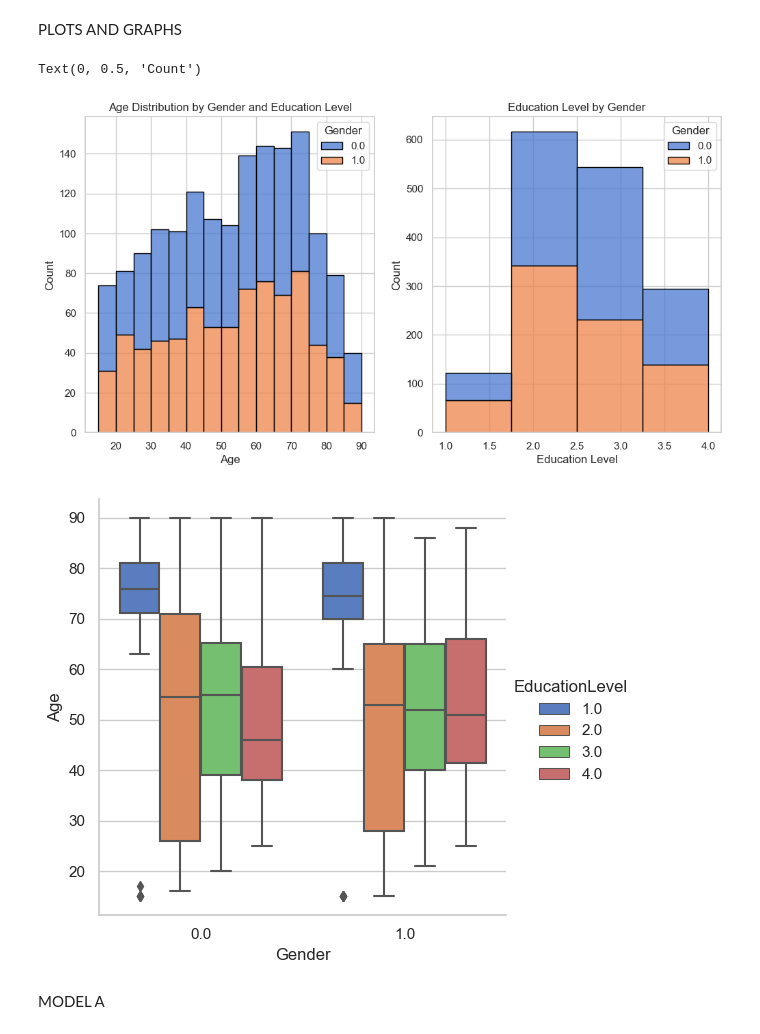
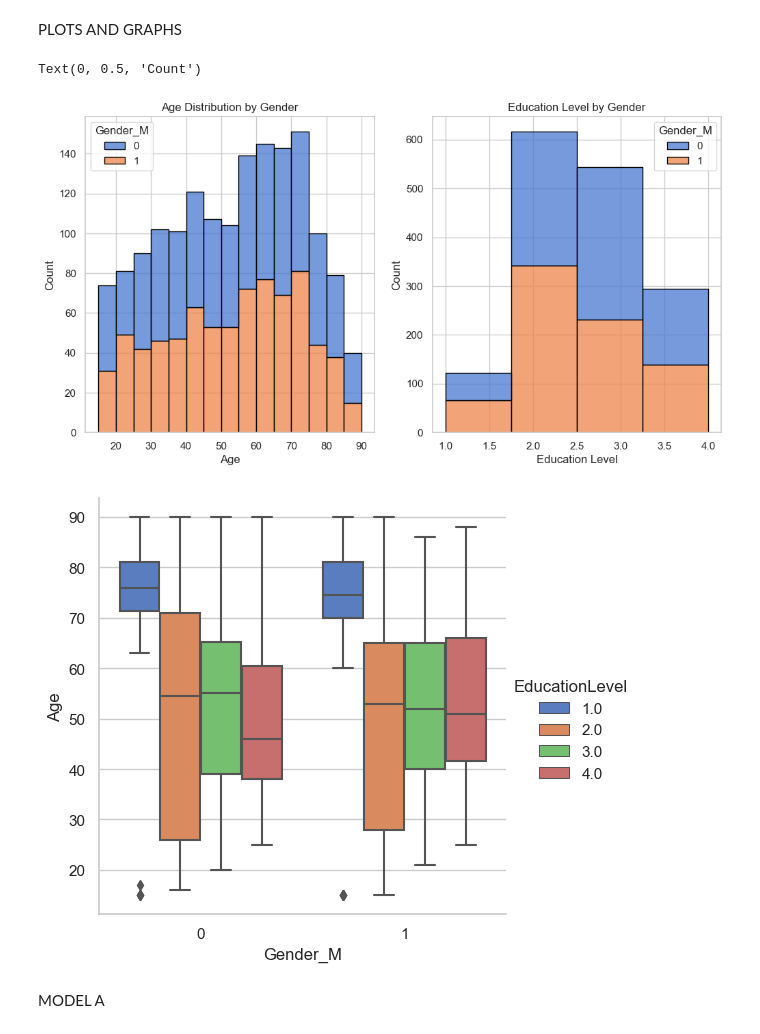
Before and after one commit to nachonachonacho/Portfolio_2023, a Jupyter notebook: IVR_UH_THESIS_2023/notebooks/IVR_UHThesis_2023.ipynb, the cells around one changed output. Drawn from its saved outputs; the diff is of its cells as text; code cells hidden in the pictures.

Commit message:
Updated Models and varaiable wranlging

```diff
--- a/IVR_UH_THESIS_2023/notebooks/IVR_UHThesis_2023.ipynb
+++ b/IVR_UH_THESIS_2023/notebooks/IVR_UHThesis_2023.ipynb
@@ -118,11 +123,7 @@ FI_df['EducationLevel'] = np.where(FI_df['edlvdfi'].isin(range(1, 3)), 1,
 FI_df['Age'] = np.where(FI_df['agea'] == 999, np.nan, FI_df['agea'])
 
 # Gender
-FI_df['Gender'] = np.where(FI_df['gndr'] == 1, 1, np.where(FI_df['gndr'] == 9, np.nan, 0))
-
-Demographics_df = FI_df[['EducationLevel', 'Age', 'Gender']]
-# Drop rows with missing values from the Demographics group
-Demographics_df = Demographics_df.dropna()
+FI_df['Gender_M'] = np.where(FI_df['gndr'] == 1, 1, 0)
 # %% [markdown]
 Economic Insecurity Variables
 # %%
@@ -174,7 +168,7 @@ FI_df['EconomicImpactImmigration'] = np.where(FI_df['imbgeco'].isin(range(0, 11)
 FI_df['CulturalImpactImmigration'] = np.where(FI_df['imueclt'].isin(range(0, 11)), FI_df['imueclt'], np.nan)
 FI_df['OverallImpactImmigration'] = np.where(FI_df['imwbcnt'].isin(range(0, 11)), FI_df['imwbcnt'], np.nan)
 
-FI_df['AntiImmigrationScale'] = FI_df[['EconomicImpactImmigration', 'CulturalImpactImmigration', 'OverallImpactImmigration']].sum(axis=1, skipna=True) / 30 * 100
+FI_df['AntiImmigrationScale'] = 100 - (FI_df[['EconomicImpactImmigration', 'CulturalImpactImmigration', 'OverallImpactImmigration']].sum(axis=1, skipna=True) / 30 * 100)
 
 # MISTRUST_GLOBAL (0-100)
 FI_df['TrustUN'] = np.where(FI_df['trstun'].isin(range(0, 11)), FI_df['trstun'], np.nan)
@@ -208,12 +202,6 @@ FI_df['National_attachment'] = np.where(FI_df['atchctr'].between(77, 99), np.nan
 
 # Religiosity
 FI_df['Religiosity'] = np.where(FI_df['rlgdgr'].isin(range(77, 100)), np.nan, FI_df['rlgdgr'])
-
-# Sociocultural Variables
-Sociocultural_df = FI_df[['AntiImmigrationScale', 'Religiosity', 'Trust in International Institutions', 'Trust In National Institutions', 'Authoritarian Values', 'LeftRightScale', 'National_attachment']]
-
-# Drop rows with missing values from the Sociocultural group
-Sociocultural_df = Sociocultural_df.dropna()
 # %% [markdown]
 Political Attitude Variables
 
@@ -239,9 +227,26 @@ Name: VotedPS, dtype: int64
 # %% [markdown]
 Data Cleaning
 # %%
+# Sociocultural variables
+Sociocultural_df = FI_df[['AntiImmigrationScale', 'Religiosity', 'Trust in International Institutions', 'Trust In National Institutions', 'Authoritarian Values', 'LeftRightScale', 'National_attachment', 'CulturalImpactImmigration', 'EconomicImpactImmigration']]
+
+# Economic variables
+Economic_df = FI_df[['WelfareDependent', 'SubjectiveEconomicInsecurity', 'IncomeLevel', 'EconomySatisfaction', 'Unemployment3Months']]
+
+# Demographic variables
+Demographics_df = FI_df[['EducationLevel', 'Age', 'Gender_M']]
+
+
+# Target variable
+FI_df['VotedPS'] = np.where(FI_df['prtvtefi'] == 5, 1, np.where(FI_df['prtvtefi'].between(66, 99), np.nan, 0))
+
+
+# Combine all variables into one dataframe
 model_df = pd.concat([Demographics_df, Economic_df, Sociocultural_df, FI_df['VotedPS']], axis=1)
+
+# Drop rows with missing values
 model_df.dropna(inplace=True)
 # Print sample size before and after cleaning
-print("Sample size before cleaning:", len(FI_df))
+print("Sample size before cleaning:", len(model_df))
 print("Sample size after cleaning:", len(model_df))
 # %% [output]
@@ -331,36 +358,36 @@ PLOTS AND GRAPHS
 # %%
 import matplotlib.pyplot as plt
 import seaborn as sns
 
 # Set style and color palette
 sns.set(style='whitegrid', palette='muted')
 
 # Set up figure with subplots
 fig, axs = plt.subplots(1, 2, figsize=(12, 6))
 
 # Plot histograms for Age by Gender and EducationLevel by Gender
-sns.histplot(ax=axs[0], data=Demographics_df, x='Age', hue='Gender', multiple='stack', binwidth=5, edgecolor='black')
-sns.histplot(ax=axs[1], data=Demographics_df, x='EducationLevel', hue='Gender', multiple='stack', edgecolor='black', bins=4)
+sns.histplot(ax=axs[0], data=Demographics_df, x='Age', hue='Gender_M', multiple='stack', binwidth=5, edgecolor='black')
+sns.histplot(ax=axs[1], data=Demographics_df, x='EducationLevel', hue='Gender_M', multiple='stack', edgecolor='black', bins=4)
 
 # Set titles and labels
 axs[0].set_title('Age Distribution by Gender')
 axs[0].set_xlabel('Age')
 axs[0].set_ylabel('Count')
 axs[1].set_title('Education Level by Gender')
 axs[1].set_xlabel('Education Level')
 axs[1].set_ylabel('Count')
 
 # Plot age distribution by gender and education level
-sns.catplot(ax=axs[0], data=Demographics_df, kind='box', x='Gender', y='Age', hue='EducationLevel', palette='muted')
+sns.catplot(ax=axs[0], data=Demographics_df, kind='box', x='Gender_M', y='Age', hue='EducationLevel', palette='muted')
 
 # Set title and labels
-axs[0].set_title('Age Distribution by Gender and Education Level')
+axs[0].set_title('Age Distribution by Gender')
 axs[0].set_xlabel('Age')
 axs[0].set_ylabel('Count')
 # %% [output]
 Text(0, 0.5, 'Count')
-[figure, old version]
+[figure, new version]
-[figure, old version]
+[figure, new version]
 # %% [markdown]
 MODEL A
 # %%
```
Also changed, not shown: parts of 25 cells of this notebook, 3 other files.
